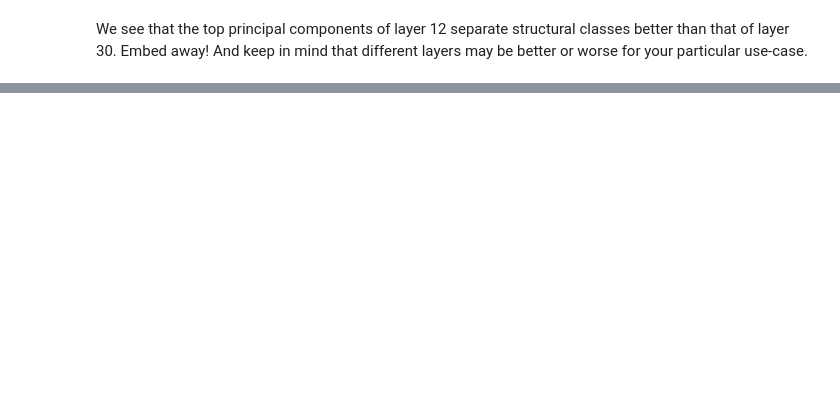
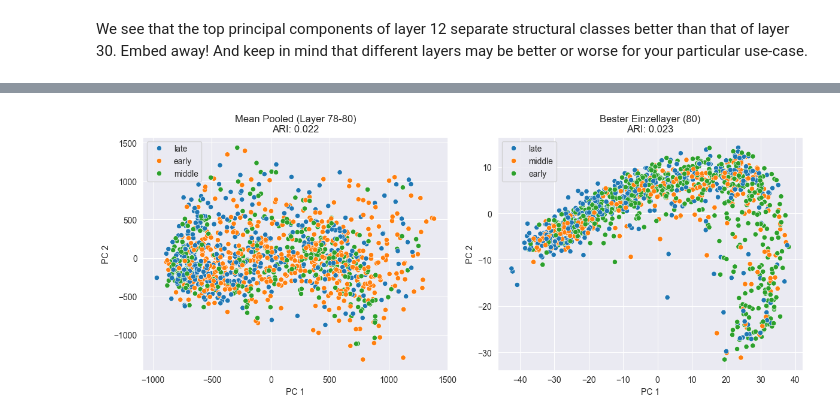
Before and after one commit to TP25-Phage-Infection-Classifiers/bold-binders, a Jupyter notebook: notebooks/Embeddings.ipynb, the cells around one changed output, grey strips where cells are left out. Saved outputs shown, nothing was run; the diff lists cells and outputs as text; code cells hidden in the pictures; blank space fills up the shorter version.

```diff
--- a/notebooks/Embeddings.ipynb
+++ b/notebooks/Embeddings.ipynb
@@ -482,0 +721,33 @@ for layer in test_layers:
+# %%
+# Visualisierung: Mean Pooled vs beste Einzellayer
+fig, axes = plt.subplots(1, 2, figsize=(12, 5))
+
+# Mean Pooled Plot
+sns.scatterplot(
+    x=mean_results['pca_embeddings'][:, 0],
+    y=mean_results['pca_embeddings'][:, 1],
+    hue=mean_pooled_labels,
+    ax=axes[0]
+)
+axes[0].set_title(f'Mean Pooled (Layer 78-80)\nARI: {mean_results["ari"]:.3f}')
+axes[0].set_xlabel('PC 1')
+axes[0].set_ylabel('PC 2')
+
+# Bester Einzellayer zum Vergleich
+best_layer = max(results.keys(), key=lambda x: results[x]['ari'])
+best_result = results[best_layer]
+
+sns.scatterplot(
+    x=best_result['pca_embeddings'][:, 0],
+    y=best_result['pca_embeddings'][:, 1],
+    hue=embedding_data[best_layer]['labels'],
+    ax=axes[1]
+)
+axes[1].set_title(f'Bester Einzellayer ({best_layer})\nARI: {best_result["ari"]:.3f}')
+axes[1].set_xlabel('PC 1')
+axes[1].set_ylabel('PC 2')
+
+plt.tight_layout()
+plt.show()
+# %% [output]
+[figure, added]
```
Also changed, not shown: parts of 24 cells of this notebook, 8 other files.
